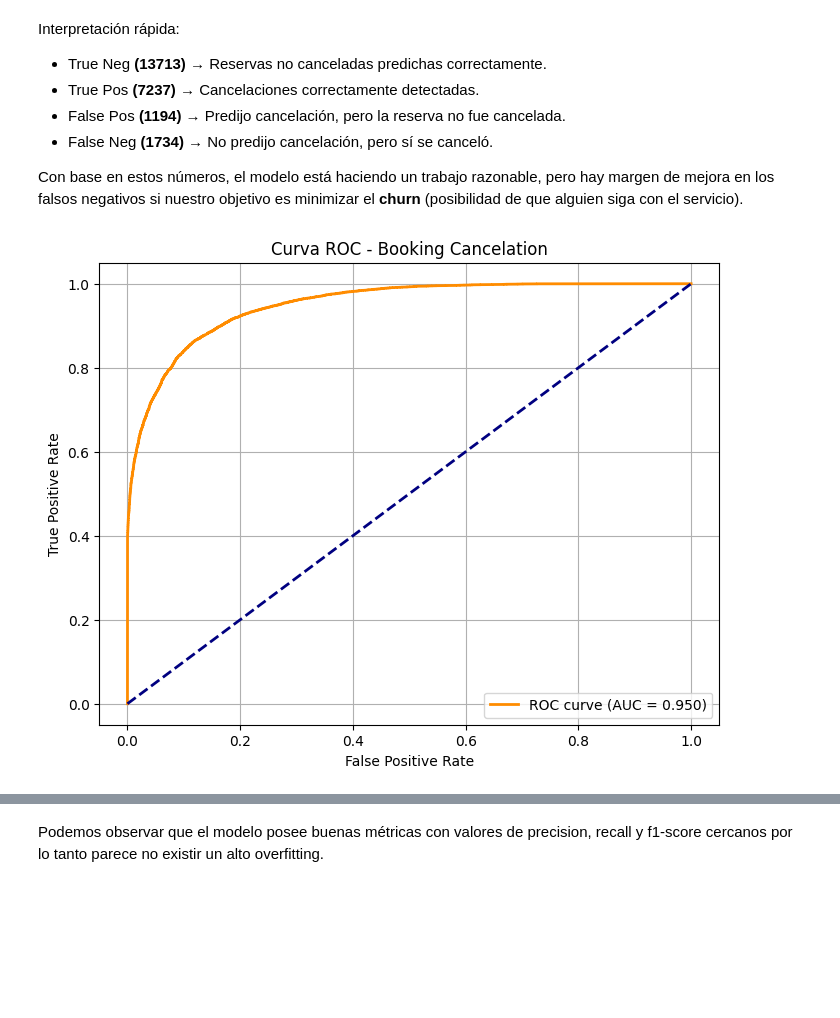
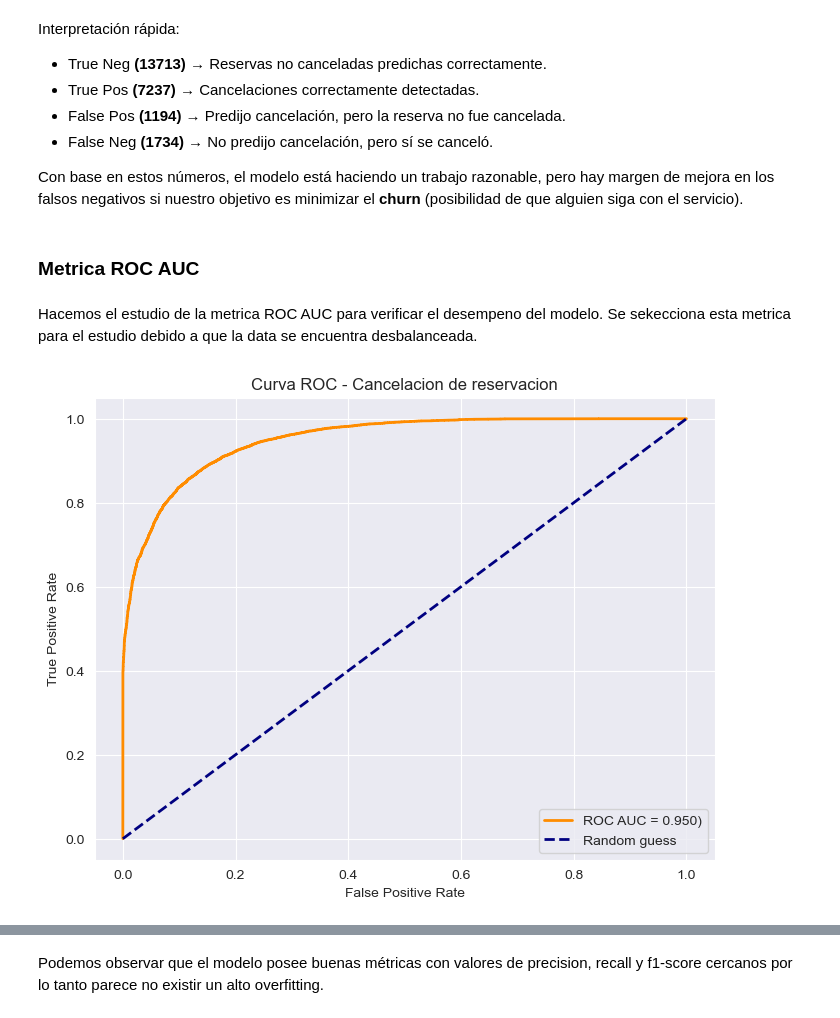
Before and after one commit to 4GeeksAcademy/LucasDellaMaestra-AlejandroNovellino-ReneRamirez-ProyectoFinal, a Jupyter notebook: notebooks/1.0-explore.ipynb, the cells around one changed output, grey strips where cells are left out. Saved outputs shown, nothing was run; the diff lists cells and outputs as text; code cells hidden in the pictures; blank space fills up the shorter version.

```diff
--- a/notebooks/1.0-explore.ipynb
+++ b/notebooks/1.0-explore.ipynb
@@ -347,30 +380,18 @@ Interpretación rápida:
 - False Neg **(1734)** → No predijo cancelación, pero sí se canceló.
 
 Con base en estos números, el modelo está haciendo un trabajo razonable, pero hay margen de mejora en los falsos negativos si nuestro objetivo es minimizar el **churn** (posibilidad de que alguien siga con el servicio).
-# %%
-from sklearn.metrics import roc_auc_score, roc_curve
-import matplotlib.pyplot as plt
-
-
-y_proba = model.predict_proba(X_test)[:, 1]
-
-
-# Calcular la curva ROC
-from sklearn.metrics import roc_curve, auc
-
-# Calcular la curva ROC
-fpr, tpr, thresholds = roc_curve(y_test, y_proba)
-roc_auc = auc(fpr, tpr)
-
-# Graficar la curva
-plt.figure(figsize=(8, 6))
-plt.plot(fpr, tpr, color='darkorange', lw=2, label=f"ROC curve (AUC = {roc_auc:.3f})")
-plt.plot([0, 1], [0, 1], color='navy', lw=2, linestyle='--')  # Línea aleatoria
-plt.xlabel("False Positive Rate")
-plt.ylabel("True Positive Rate")
-plt.title("Curva ROC - Booking Cancelation")
-plt.legend(loc="lower right")
-plt.grid(True)
-plt.show()
-# %% [output]
-[figure, removed]
+# %% [markdown]
+### Metrica ROC AUC
+# %% [markdown]
+Hacemos el estudio de la metrica ROC AUC para verificar el desempeno del modelo. Se sekecciona esta metrica para el estudio debido a que la data se encuentra desbalanceada.
+# %%
+from draw_utils import draw_roc_auc
+
+
+draw_roc_auc(
+    y_test=y_test,
+    y_prob=y_proba,
+    g_title='Curva ROC - Cancelacion de reservacion'
+)
+# %% [output]
+[figure, added]
```
Also changed, not shown: parts of 31 cells of this notebook, 1 other file.
